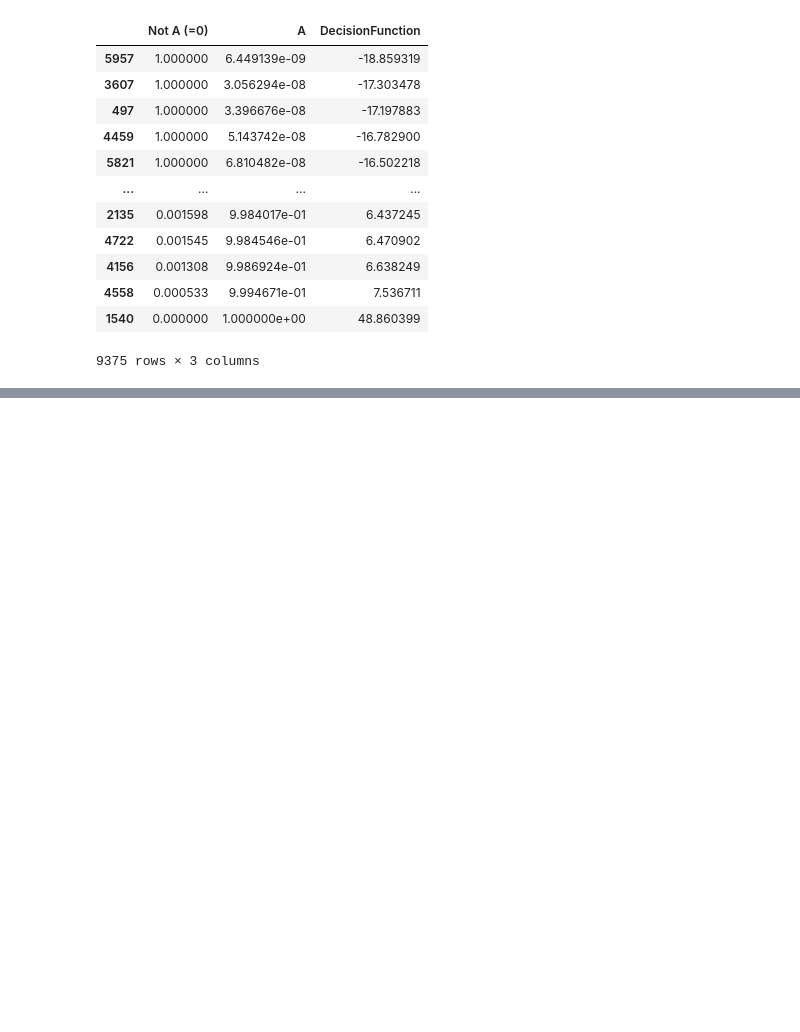
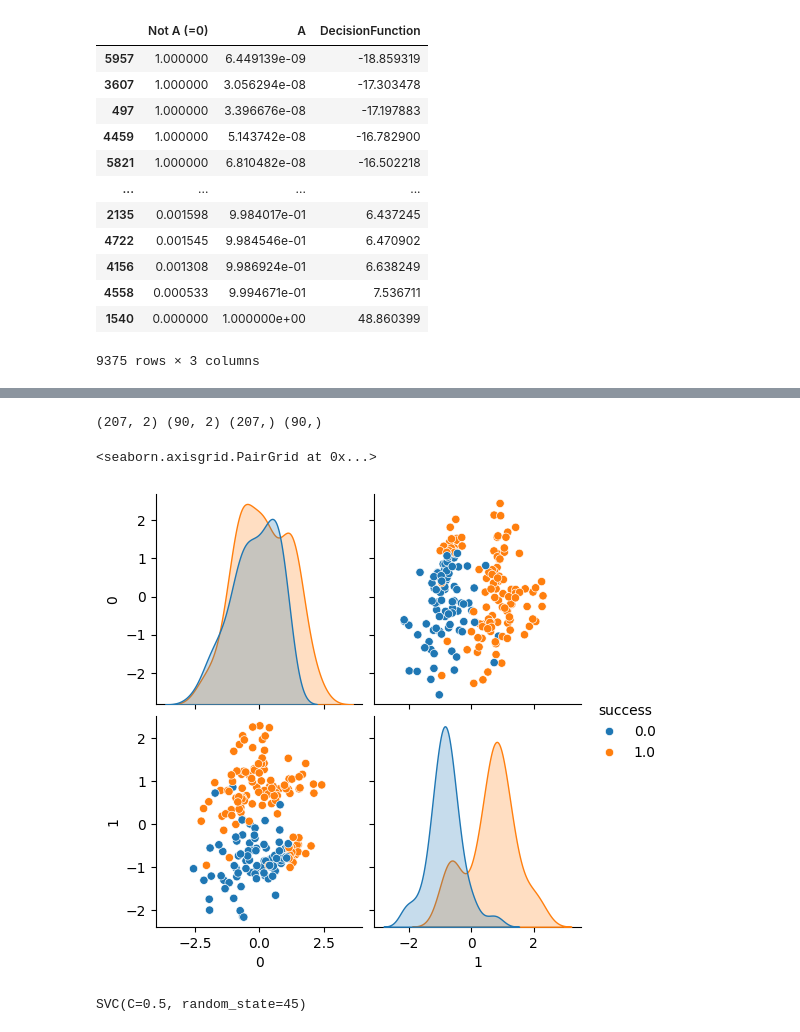
Before and after one commit to Soy-code/ADP, a Jupyter notebook: chapter6. 머신러닝-지도학습.ipynb, the cells around one changed output, grey strips where cells are left out. Drawn from its saved outputs; the diff is of its cells as text; code cells hidden in the pictures; blank space fills up the shorter version.

```diff
--- a/chapter6. 머신러닝-지도학습.ipynb
+++ b/chapter6. 머신러닝-지도학습.ipynb
@@ -521,0 +674,30 @@ plt.figure(figsize=(15, 5))
+# %%
+from sklearn.model_selection import train_test_split
+x = c[["age", "interest"]]
+y = c["success"]
+
+X_train, X_test, y_train, y_test = train_test_split(x, y, stratify=y,
+                                                    train_size=0.7,
+                                                    random_state=1)
+
+print(X_train.shape, X_test.shape, y_train.shape, y_test.shape)
+# %% [output]
+(207, 2) (90, 2) (207,) (90,)
+# %%
+from sklearn.preprocessing import StandardScaler
+sc = StandardScaler()
+
+X_train_scaled = sc.fit_transform(X_train)
+# %%
+sns.pairplot(data = pd.concat([pd.DataFrame(X_train_scaled), y_train.reset_index(drop=True)],
+                               axis=1),
+            hue="success")
+# %% [output]
+<seaborn.axisgrid.PairGrid at 0x...>
+[figure, added]
+# %%
+from sklearn.svm import SVC
+clf = SVC(C=0.5, random_state=45)
+clf.fit(X_train_scaled, y_train)
+# %% [output]
+SVC(C=0.5, random_state=45)
```
Also changed, not shown: parts of 22 cells of this notebook.
